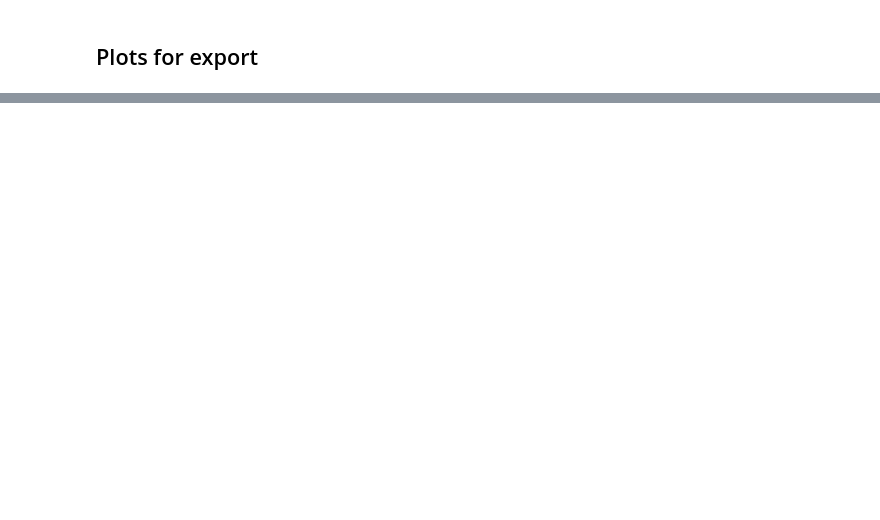
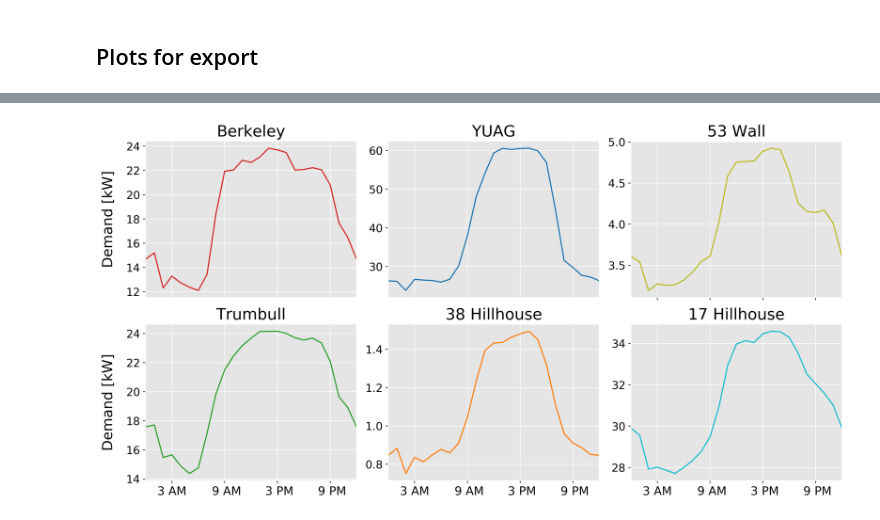
Before and after one commit to kevinkoste/university-load-forecasting, a Jupyter notebook: exploration/clustering.ipynb, the cells around one changed output, grey strips where cells are left out. Cells and saved outputs as stored; diff of their text form; code cells hidden in the pictures; blank space fills up the shorter version.

Commit message:
lots of plots!

```diff
--- a/exploration/clustering.ipynb
+++ b/exploration/clustering.ipynb
@@ -139,44 +147,64 @@ hour_of_day_wrapped = hour_of_day.append(midnights)
 
 values1 = hour_of_day_wrapped['Berkeley']/1000
 values2 = hour_of_day_wrapped['Trumbull']/1000
 values3 = hour_of_day_wrapped['YUAG']/1000
 values4 = hour_of_day_wrapped['38HH']/1000
+values5 = hour_of_day_wrapped['53Wall']/1000
+values6 = hour_of_day_wrapped['17HH']/1000
 
 x_values = np.array(range(0,25))
-x_ticks = np.array(range(1,25,3))
-x_labels =  ['12 AM',' 3 AM',' 6 AM',' 9 AM',' 12 PM',' 3 PM',' 6 PM',' 9 PM']
+# x_ticks = np.array(range(1,25,3))
+# x_labels =  ['12 AM',' 3 AM',' 6 AM',' 9 AM',' 12 PM',' 3 PM',' 6 PM',' 9 PM']
+x_ticks = np.array(range(3,24,6))
+x_labels =  ['3 AM',' 9 AM',' 3 PM',' 9 PM']
 
-
-fig, axes = plt.subplots(ncols=2,nrows=2,figsize=(18,10),dpi=400,sharex=True)
+fig, axes = plt.subplots(ncols=3,nrows=2,figsize=(16,8),dpi=400,sharex=True)
 plt.xticks(x_ticks,x_labels,color='k')
 plt.xlim(0,24)
-fig.subplots_adjust(wspace=0.2)
+fig.subplots_adjust(wspace=0.15,hspace=0.17)
 
 axes[0,0].plot(x_values,values1,color='tab:red')
 axes[0,0].set_title('Berkeley',size=20)
-axes[0,0].set_ylabel('Demand [kW]\n',color='k',size=14)
+axes[0,0].set_ylabel('Demand [kW]',color='k',size=18,labelpad=14)
 axes[0,0].tick_params(axis='x',colors='k',size=0)
 axes[0,0].tick_params(axis='y',colors='k',labelsize=14)
 
-axes[1,0].plot(x_values,values2,color='tab:blue')
+axes[1,0].plot(x_values,values2,color='tab:green')
 axes[1,0].set_title('Trumbull',size=20)
-axes[1,0].set_ylabel('Demand [kW]\n',color='k',size=14)
-axes[1,0].set_ylim(13.2,25)
+axes[1,0].set_ylabel('Demand [kW]',color='k',size=18,labelpad=14)
+# axes[1,0].set_ylim(13.2,25)
 axes[1,0].tick_params(axis='x',colors='k',labelsize=15)
 axes[1,0].tick_params(axis='y',colors='k',labelsize=14)
 
-axes[0,1].plot(x_values,values3,color='tab:green')
+axes[0,1].plot(x_values,values3,color='tab:blue')
 axes[0,1].set_title('YUAG',size=20)
-axes[0,1].set_ylim(18,64)
-axes[0,1].set_yticks([20,30,40,50,60])
+# axes[0,1].set_ylim(18,64)
+# axes[0,1].set_yticks([20,30,40,50,60])
 axes[0,1].tick_params(axis='x',colors='k',size=0)
 axes[0,1].tick_params(axis='y',colors='k',labelsize=14)
 
 axes[1,1].plot(x_values,values4,color='tab:orange')
 axes[1,1].set_title('38 Hillhouse',size=20)
-axes[1,1].set_ylim(0.63,1.58)
-axes[1,1].set_yticks([0.7,0.9,1.1,1.3,1.5])
+# axes[1,1].set_ylim(0.63,1.58)
+# axes[1,1].set_yticks([0.7,0.9,1.1,1.3,1.5])
 axes[1,1].tick_params(axis='x',colors='k',labelsize=15)
 axes[1,1].tick_params(axis='y',colors='k',labelsize=14)
 
+axes[0,2].plot(x_values,values5,color='tab:olive')
+axes[0,2].set_title('53 Wall',size=20)
+# axes[0,2].set_ylim(0.63,1.58)
+# axes[0,2].set_yticks([0.7,0.9,1.1,1.3,1.5])
+axes[0,2].tick_params(axis='x',colors='k',labelsize=15)
+axes[0,2].tick_params(axis='y',colors='k',labelsize=14)
+
+axes[1,2].plot(x_values,values6,color='tab:cyan')
+axes[1,2].set_title('17 Hillhouse',size=20)
+# axes[1,2].set_ylim(0.63,1.58)
+# axes[1,2].set_yticks([0.7,0.9,1.1,1.3,1.5])
+axes[1,2].tick_params(axis='x',colors='k',labelsize=15)
+axes[1,2].tick_params(axis='y',colors='k',labelsize=14)
+
+
 fig.savefig('../figures/cluster_example.png', bbox_inches='tight')
+# %% [output]
+[figure, added]
```
Also changed, not shown: parts of 5 cells of this notebook, 9 other files.
